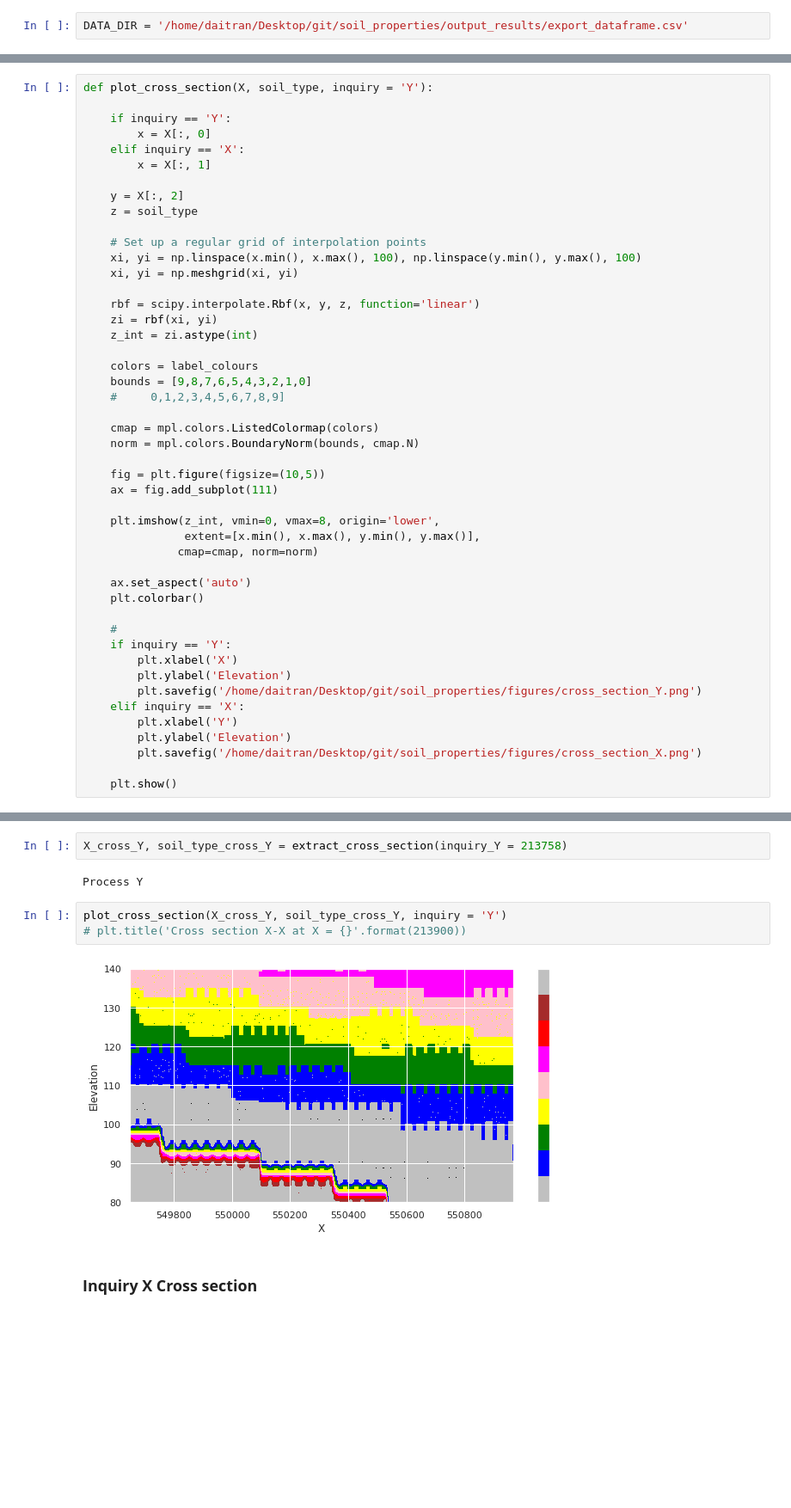
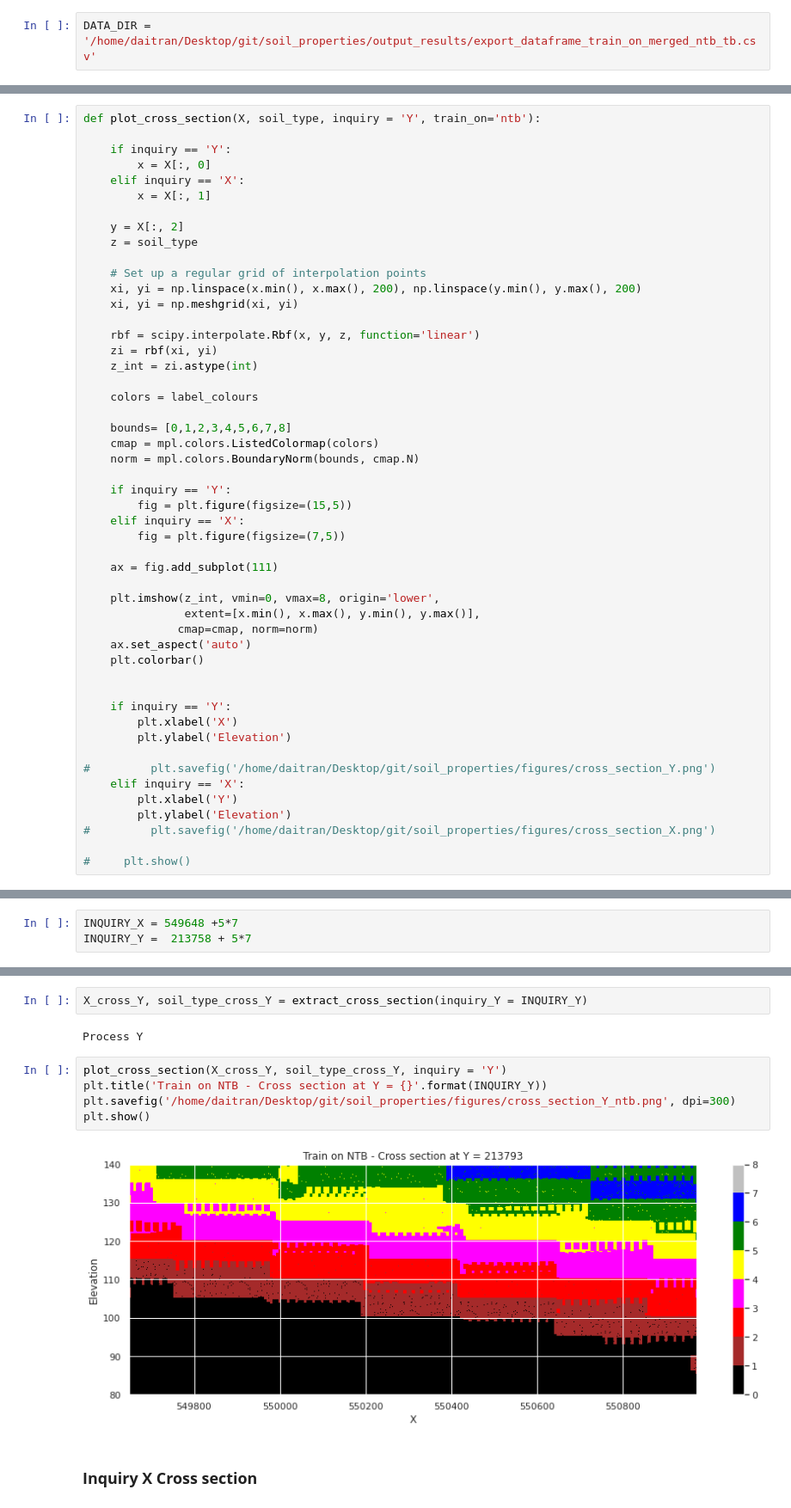
Before and after one commit to daitranskku/soil_properties, a Jupyter notebook: Step3_visualize_3D_points_and_cross_sections.ipynb, the cells around one changed output, grey strips where cells are left out. Shown at 86% size. Saved outputs shown, nothing was run; the diff lists cells and outputs as text; blank space fills up the shorter version.

```diff
--- a/Step3_visualize_3D_points_and_cross_sections.ipynb
+++ b/Step3_visualize_3D_points_and_cross_sections.ipynb
@@ -57,6 +44,6 @@ label_colours = ['black', 'brown', 'red', 'magenta',
 # %% [markdown]
 ### Load data .csv
 # %%
-DATA_DIR = '/home/daitran/Desktop/git/soil_properties/output_results/export_dataframe.csv'
+DATA_DIR = '/home/daitran/Desktop/git/soil_properties/output_results/export_dataframe_train_on_merged_ntb_tb.csv'
 # %%
 data = pd.read_csv(DATA_DIR)
@@ -125,5 +110,5 @@ def plot_full_3D_points(x, y, labels, colours):
 # %%
-def plot_cross_section(X, soil_type, inquiry = 'Y'):
+def plot_cross_section(X, soil_type, inquiry = 'Y', train_on='ntb'):
 
     if inquiry == 'Y':
         x = X[:, 0]
@@ -134,7 +119,7 @@ def plot_cross_section(X, soil_type, inquiry = 'Y'):
     z = soil_type
 
     # Set up a regular grid of interpolation points
-    xi, yi = np.linspace(x.min(), x.max(), 100), np.linspace(y.min(), y.max(), 100)
+    xi, yi = np.linspace(x.min(), x.max(), 200), np.linspace(y.min(), y.max(), 200)
     xi, yi = np.meshgrid(xi, yi)
 
     rbf = scipy.interpolate.Rbf(x, y, z, function='linear')
@@ -142,31 +127,34 @@ def plot_cross_section(X, soil_type, inquiry = 'Y'):
     z_int = zi.astype(int)
 
     colors = label_colours
-    bounds = [9,8,7,6,5,4,3,2,1,0]
-    #     0,1,2,3,4,5,6,7,8,9]
 
+    bounds= [0,1,2,3,4,5,6,7,8]
     cmap = mpl.colors.ListedColormap(colors)
     norm = mpl.colors.BoundaryNorm(bounds, cmap.N)
 
-    fig = plt.figure(figsize=(10,5))
+    if inquiry == 'Y':
+        fig = plt.figure(figsize=(15,5))
+    elif inquiry == 'X':
+        fig = plt.figure(figsize=(7,5))
+
     ax = fig.add_subplot(111)
 
     plt.imshow(z_int, vmin=0, vmax=8, origin='lower',
                extent=[x.min(), x.max(), y.min(), y.max()],
               cmap=cmap, norm=norm)
-
     ax.set_aspect('auto')
     plt.colorbar()
 
-    #
+
     if inquiry == 'Y':
         plt.xlabel('X')
         plt.ylabel('Elevation')
-        plt.savefig('/home/daitran/Desktop/git/soil_properties/figures/cross_section_Y.png')
+
+#         plt.savefig('/home/daitran/Desktop/git/soil_properties/figures/cross_section_Y.png')
     elif inquiry == 'X':
         plt.xlabel('Y')
         plt.ylabel('Elevation')
-        plt.savefig('/home/daitran/Desktop/git/soil_properties/figures/cross_section_X.png')
+#         plt.savefig('/home/daitran/Desktop/git/soil_properties/figures/cross_section_X.png')
 
-    plt.show()
+#     plt.show()
 # %% [markdown]
@@ -173,0 +162,3 @@ def plot_cross_section(X, soil_type, inquiry = 'Y'):
+# %%
+INQUIRY_X = 549648 +5*7
+INQUIRY_Y =  213758 + 5*7
@@ -180,14 +174,16 @@ plot_full_3D_points(x = X, y = soil_type, labels = labels, colours=label_colours
 # %% [markdown]
 ### **Inquiry Y Cross section**
 # %%
-X_cross_Y, soil_type_cross_Y = extract_cross_section(inquiry_Y = 213758)
+X_cross_Y, soil_type_cross_Y = extract_cross_section(inquiry_Y = INQUIRY_Y)
 # %% [output]
 Process Y
 # %%
 plot_cross_section(X_cross_Y, soil_type_cross_Y, inquiry = 'Y')
-# plt.title('Cross section X-X at X = {}'.format(213900))
+plt.title('Train on NTB - Cross section at Y = {}'.format(INQUIRY_Y))
+plt.savefig('/home/daitran/Desktop/git/soil_properties/figures/cross_section_Y_ntb.png', dpi=300)
+plt.show()
 # %% [output]
-[figure, old version]
+[figure, new version]
 # %% [markdown]
 ### **Inquiry X Cross section**
 # %%
```
Also changed, not shown: parts of 28 cells of this notebook, 24 other files.
